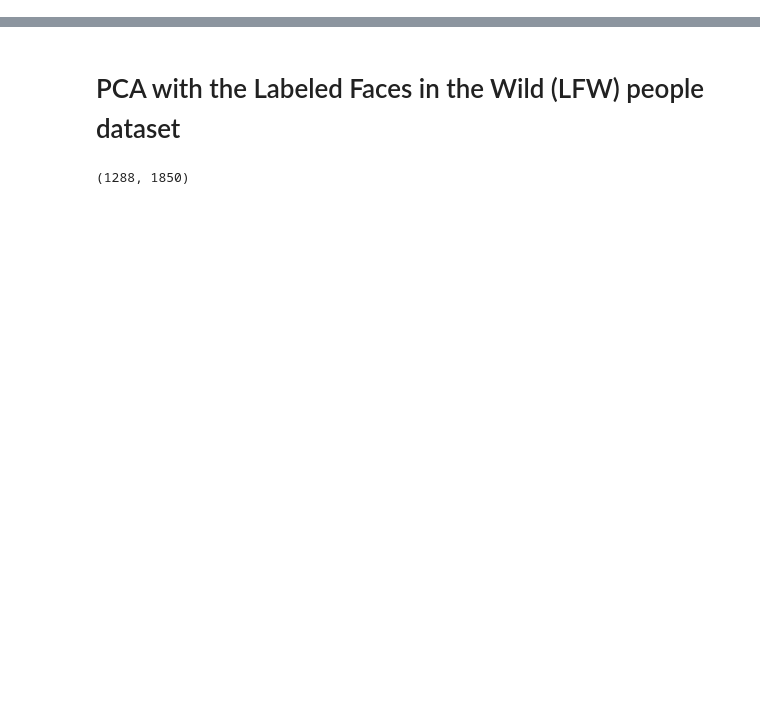
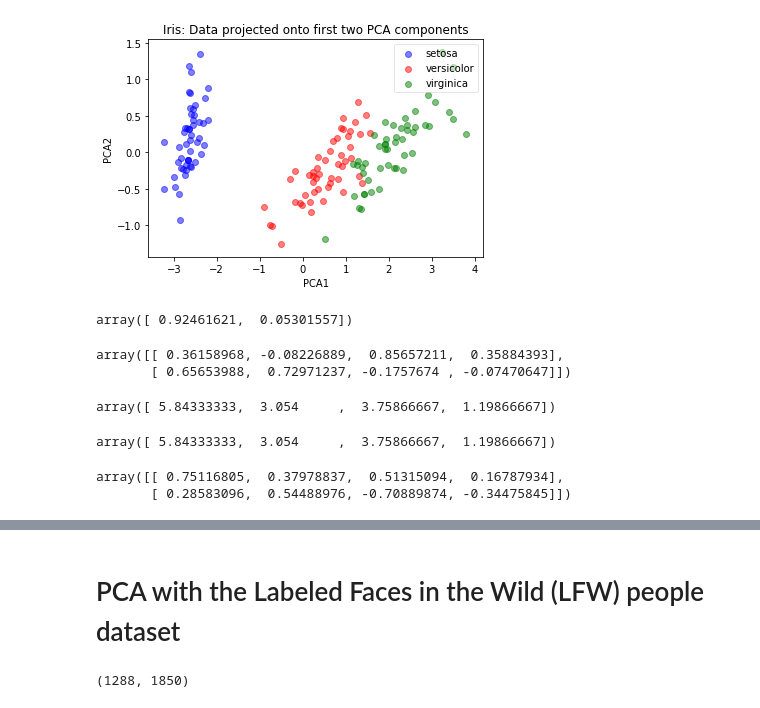
Before and after one commit to divyasusarla/features, a Jupyter notebook: Ch_6_Feature_Transformation/Ch_6.ipynb, the cells around one changed output, grey strips where cells are left out. Saved outputs shown, nothing was run; the diff lists cells and outputs as text; code cells hidden in the pictures; blank space fills up the shorter version.

```diff
--- a/Ch_6_Feature_Transformation/Ch_6.ipynb
+++ b/Ch_6_Feature_Transformation/Ch_6.ipynb
@@ -2,0 +57,5 @@
+# %%
+from sklearn.decomposition import PCA, TruncatedSVD
+
+pca = PCA(n_components=2)
+svd = TruncatedSVD(n_components=2)
@@ -2,0 +73,28 @@
+# %%
+plot(pca.transform(iris_X), iris_y, "Iris: Data projected onto first two PCA components", "PCA1", "PCA2")
+# %% [output]
+[figure, added]
+# %%
+# percentage of variance in data explained by each component
+
+pca.explained_variance_ratio_
+# %% [output]
+array([ 0.92461621,  0.05301557])
+# %%
+pca.components_
+# %% [output]
+array([[ 0.36158968, -0.08226889,  0.85657211,  0.35884393],
+       [ 0.65653988,  0.72971237, -0.1757674 , -0.07470647]])
+# %%
+pca.mean_
+# %% [output]
+array([ 5.84333333,  3.054     ,  3.75866667,  1.19866667])
+# %%
+iris_X.mean(axis=0)
+# %% [output]
+array([ 5.84333333,  3.054     ,  3.75866667,  1.19866667])
+# %%
+svd.components_
+# %% [output]
+array([[ 0.75116805,  0.37978837,  0.51315094,  0.16787934],
+       [ 0.28583096,  0.54488976, -0.70889874, -0.34475845]])
```
Also changed, not shown: parts of 104 cells of this notebook, 1 other file.
